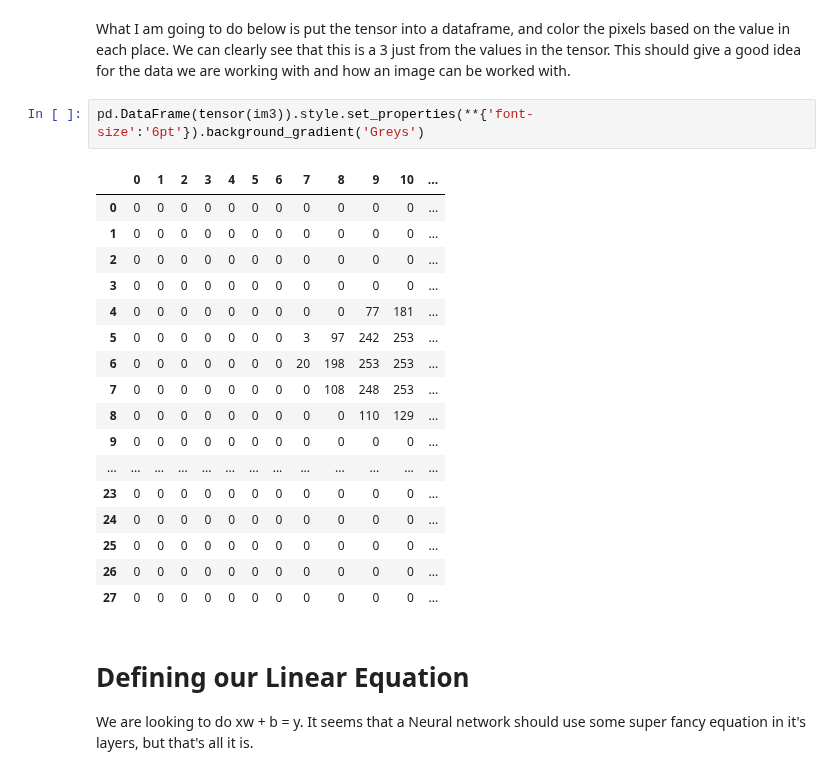
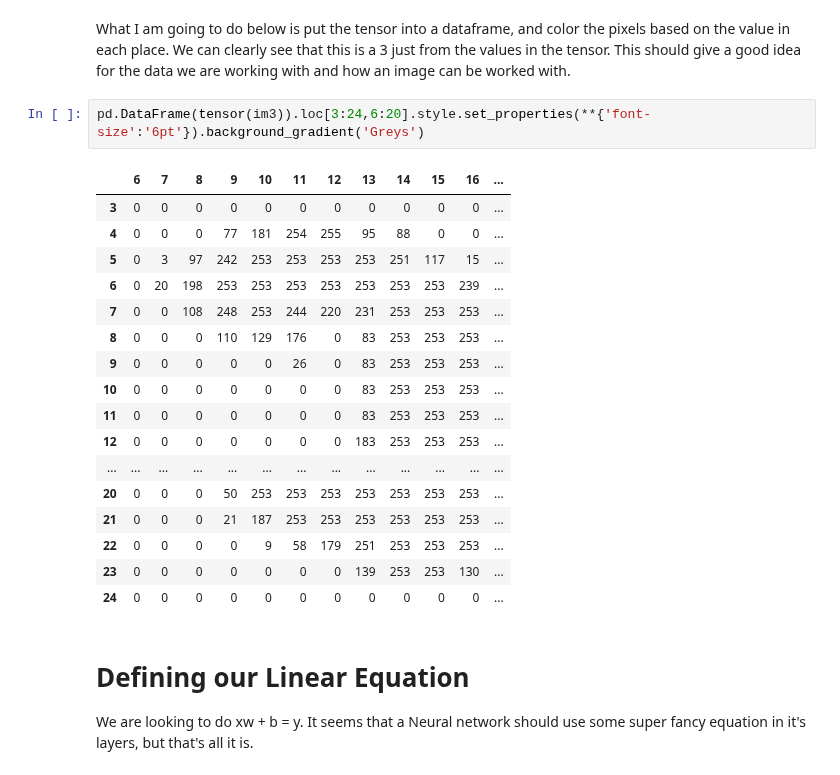
Before and after one commit to 1Paws7/blog, a Jupyter notebook: _notebooks/2020-06-19-Image Classifier Basics.ipynb, the cells around one changed output. Drawn from its saved outputs; the diff is of its cells as text.

```diff
--- a/_notebooks/2020-06-19-Image Classifier Basics.ipynb
+++ b/_notebooks/2020-06-19-Image Classifier Basics.ipynb
@@ -47,25 +47,25 @@ torch.Size([28, 28])
 # %% [markdown]
 What I am going to do below is put the tensor into a dataframe, and color the pixels based on the value in each place.  We can clearly see that this is a 3 just from the values in the tensor.  This should give a good idea for the data we are working with and how an image can be worked with.
 # %%
-pd.DataFrame(tensor(im3)).style.set_properties(**{'font-size':'6pt'}).background_gradient('Greys')
+pd.DataFrame(tensor(im3)).loc[3:24,6:20].style.set_properties(**{'font-size':'6pt'}).background_gradient('Greys')
 # %% [output]
-|  | 0 | 1 | 2 | 3 | 4 | 5 | 6 | 7 | 8 | 9 | 10 | ... |
-| 0 | 0 | 0 | 0 | 0 | 0 | 0 | 0 | 0 | 0 | 0 | 0 | ... |
-| 1 | 0 | 0 | 0 | 0 | 0 | 0 | 0 | 0 | 0 | 0 | 0 | ... |
-| 2 | 0 | 0 | 0 | 0 | 0 | 0 | 0 | 0 | 0 | 0 | 0 | ... |
+|  | 6 | 7 | 8 | 9 | 10 | 11 | 12 | 13 | 14 | 15 | 16 | ... |
 | 3 | 0 | 0 | 0 | 0 | 0 | 0 | 0 | 0 | 0 | 0 | 0 | ... |
-| 4 | 0 | 0 | 0 | 0 | 0 | 0 | 0 | 0 | 0 | 77 | 181 | ... |
-| 5 | 0 | 0 | 0 | 0 | 0 | 0 | 0 | 3 | 97 | 242 | 253 | ... |
-| 6 | 0 | 0 | 0 | 0 | 0 | 0 | 0 | 20 | 198 | 253 | 253 | ... |
-| 7 | 0 | 0 | 0 | 0 | 0 | 0 | 0 | 0 | 108 | 248 | 253 | ... |
-| 8 | 0 | 0 | 0 | 0 | 0 | 0 | 0 | 0 | 0 | 110 | 129 | ... |
-| 9 | 0 | 0 | 0 | 0 | 0 | 0 | 0 | 0 | 0 | 0 | 0 | ... |
+| 4 | 0 | 0 | 0 | 77 | 181 | 254 | 255 | 95 | 88 | 0 | 0 | ... |
+| 5 | 0 | 3 | 97 | 242 | 253 | 253 | 253 | 253 | 251 | 117 | 15 | ... |
+| 6 | 0 | 20 | 198 | 253 | 253 | 253 | 253 | 253 | 253 | 253 | 239 | ... |
+| 7 | 0 | 0 | 108 | 248 | 253 | 244 | 220 | 231 | 253 | 253 | 253 | ... |
+| 8 | 0 | 0 | 0 | 110 | 129 | 176 | 0 | 83 | 253 | 253 | 253 | ... |
+| 9 | 0 | 0 | 0 | 0 | 0 | 26 | 0 | 83 | 253 | 253 | 253 | ... |
+| 10 | 0 | 0 | 0 | 0 | 0 | 0 | 0 | 83 | 253 | 253 | 253 | ... |
+| 11 | 0 | 0 | 0 | 0 | 0 | 0 | 0 | 83 | 253 | 253 | 253 | ... |
+| 12 | 0 | 0 | 0 | 0 | 0 | 0 | 0 | 183 | 253 | 253 | 253 | ... |
 | ... | ... | ... | ... | ... | ... | ... | ... | ... | ... | ... | ... | ... |
-| 23 | 0 | 0 | 0 | 0 | 0 | 0 | 0 | 0 | 0 | 0 | 0 | ... |
+| 20 | 0 | 0 | 0 | 50 | 253 | 253 | 253 | 253 | 253 | 253 | 253 | ... |
+| 21 | 0 | 0 | 0 | 21 | 187 | 253 | 253 | 253 | 253 | 253 | 253 | ... |
+| 22 | 0 | 0 | 0 | 0 | 9 | 58 | 179 | 251 | 253 | 253 | 253 | ... |
+| 23 | 0 | 0 | 0 | 0 | 0 | 0 | 0 | 139 | 253 | 253 | 130 | ... |
 | 24 | 0 | 0 | 0 | 0 | 0 | 0 | 0 | 0 | 0 | 0 | 0 | ... |
-| 25 | 0 | 0 | 0 | 0 | 0 | 0 | 0 | 0 | 0 | 0 | 0 | ... |
-| 26 | 0 | 0 | 0 | 0 | 0 | 0 | 0 | 0 | 0 | 0 | 0 | ... |
-| 27 | 0 | 0 | 0 | 0 | 0 | 0 | 0 | 0 | 0 | 0 | 0 | ... |
 # %% [markdown]
 # Defining our Linear Equation
 
```
